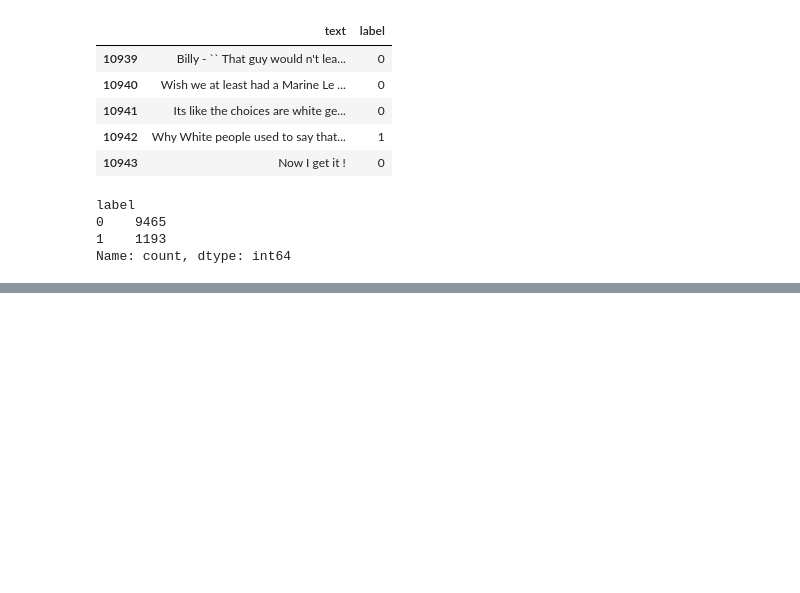
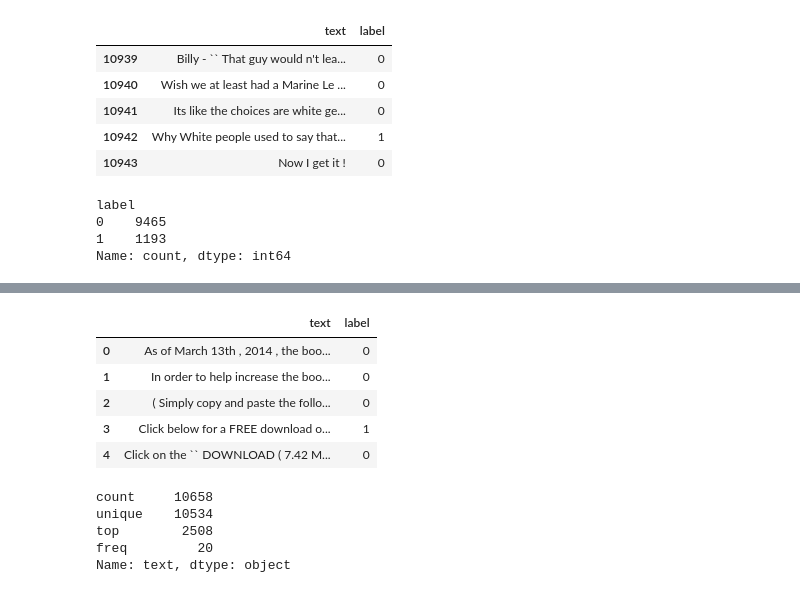
Before and after one commit to santosh3110/Hate-Speech-Classification, a Jupyter notebook: research/experiment.ipynb, the cells around one changed output, grey strips where cells are left out. Drawn from its saved outputs; the diff is of its cells as text; code cells hidden in the pictures; blank space fills up the shorter version.

```diff
--- a/research/experiment.ipynb
+++ b/research/experiment.ipynb
@@ -55,0 +71,17 @@ Name: count, dtype: int64
+# %%
+df.head()
+# %% [output]
+|  | text | label |
+| 0 | As of March 13th , 2014 , the boo... | 0 |
+| 1 | In order to help increase the boo... | 0 |
+| 2 | ( Simply copy and paste the follo... | 0 |
+| 3 | Click below for a FREE download o... | 1 |
+| 4 | Click on the `` DOWNLOAD ( 7.42 M... | 0 |
+# %%
+df['text'].describe()
+# %% [output]
+count     10658
+unique    10534
+top        2508
+freq         20
+Name: text, dtype: object
```
Also changed, not shown: parts of 19 cells of this notebook, 39 other files.
